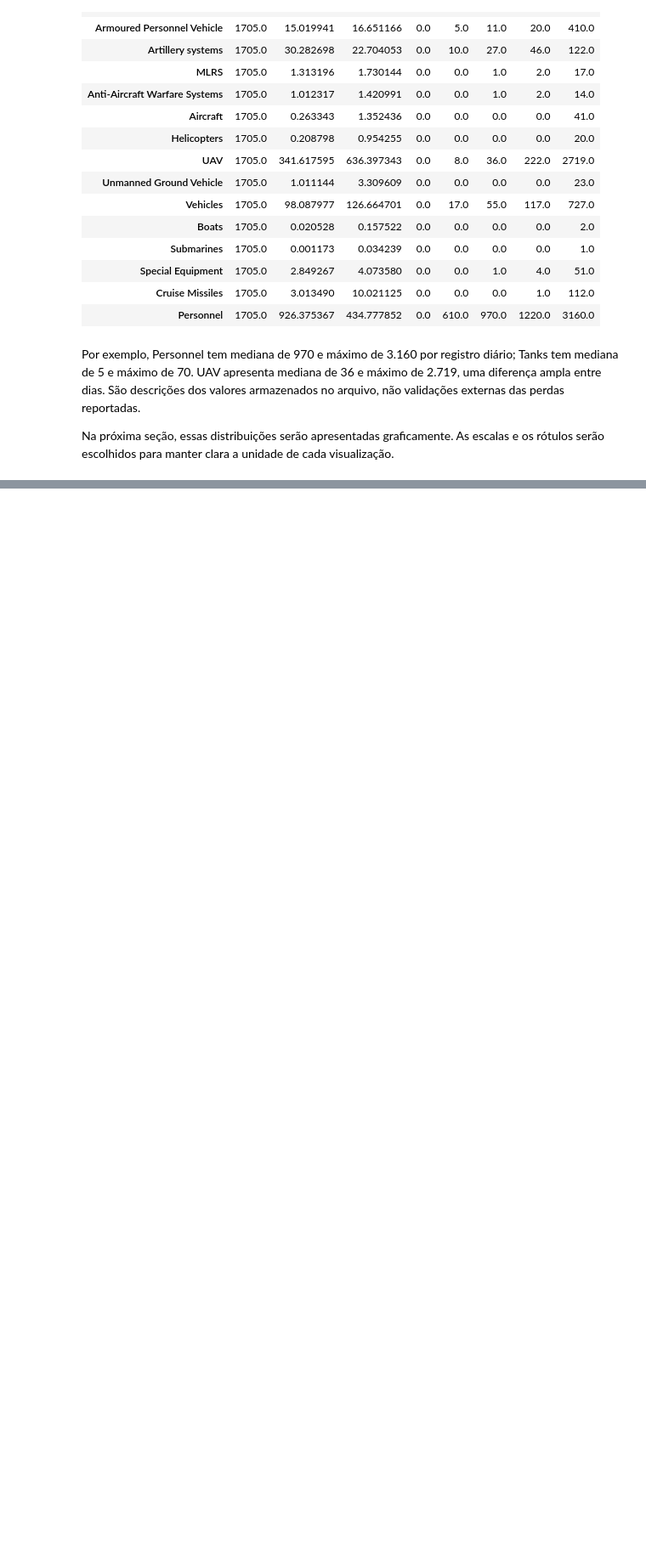
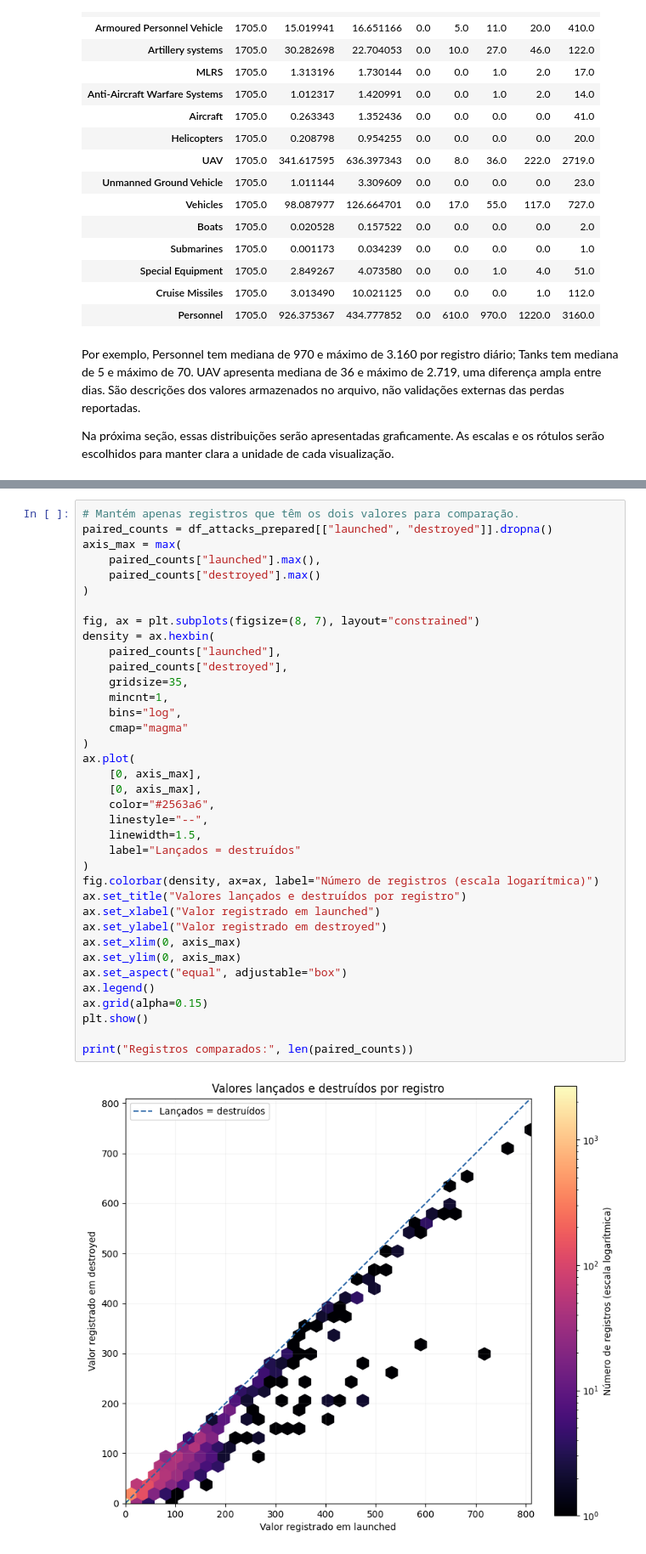
Before and after one commit to TW1ST3RX10/Russo-Ukrainian_War-DC, a Jupyter notebook: notebooks/Analise_Exploratoria.ipynb, the cells around one changed output, grey strips where cells are left out. Shown at 85% size. Drawn from its saved outputs; the diff is of its cells as text; blank space fills up the shorter version.

```diff
--- a/notebooks/Analise_Exploratoria.ipynb
+++ b/notebooks/Analise_Exploratoria.ipynb
@@ -581,0 +652,39 @@ Na próxima seção, essas distribuições serão apresentadas graficamente. As
+# %%
+# Mantém apenas registros que têm os dois valores para comparação.
+paired_counts = df_attacks_prepared[["launched", "destroyed"]].dropna()
+axis_max = max(
+    paired_counts["launched"].max(),
+    paired_counts["destroyed"].max()
+)
+
+fig, ax = plt.subplots(figsize=(8, 7), layout="constrained")
+density = ax.hexbin(
+    paired_counts["launched"],
+    paired_counts["destroyed"],
+    gridsize=35,
+    mincnt=1,
+    bins="log",
+    cmap="magma"
+)
+ax.plot(
+    [0, axis_max],
+    [0, axis_max],
+    color="#2563a6",
+    linestyle="--",
+    linewidth=1.5,
+    label="Lançados = destruídos"
+)
+fig.colorbar(density, ax=ax, label="Número de registros (escala logarítmica)")
+ax.set_title("Valores lançados e destruídos por registro")
+ax.set_xlabel("Valor registrado em launched")
+ax.set_ylabel("Valor registrado em destroyed")
+ax.set_xlim(0, axis_max)
+ax.set_ylim(0, axis_max)
+ax.set_aspect("equal", adjustable="box")
+ax.legend()
+ax.grid(alpha=0.15)
+plt.show()
+
+print("Registros comparados:", len(paired_counts))
+# %% [output]
+[figure, added]
```
Also changed, not shown: parts of 13 cells of this notebook, 5 other files.
